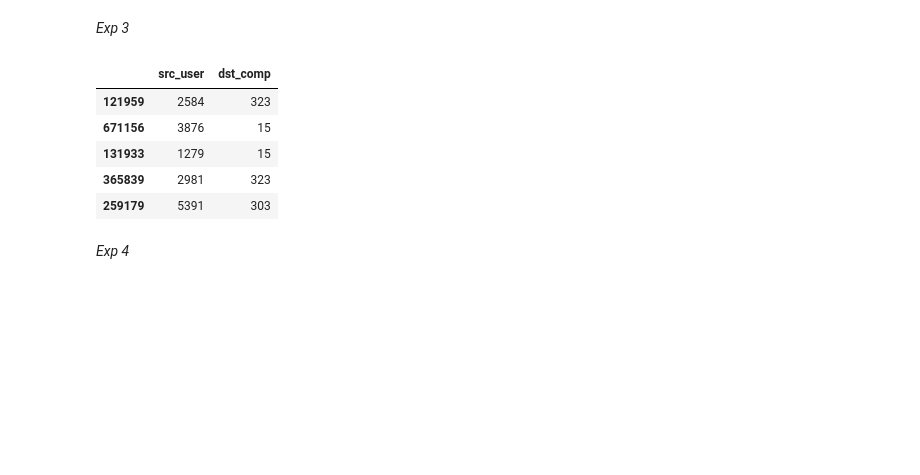
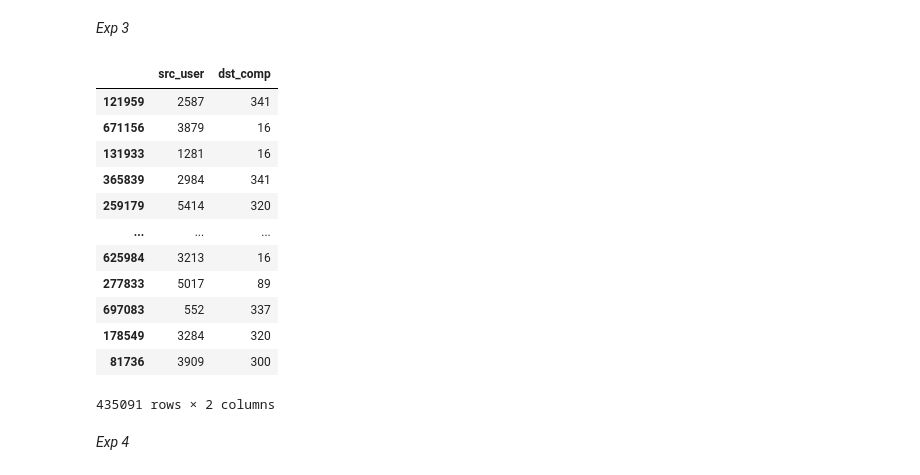
Before and after one commit to caio-mbarbosa/Baselines_Survey, a Jupyter notebook: Baselines Survey.ipynb, the cells around one changed output. Drawn from its saved outputs; the diff is of its cells as text; code cells hidden in the pictures; blank space fills up the shorter version.

```diff
--- a/Baselines Survey.ipynb
+++ b/Baselines Survey.ipynb
@@ -115,7 +114,8 @@ X2.head()
 # %% [markdown]
 *Experiment 3*
 # %%
-Y1, labelsY1 = preparaTabela("lanl-comprehensive_700k.csv", "src_comp", percentagem = 0.4)
+Y1, labelsY1 = preparaTabela("lanl-comprehensive_700k.csv", "src_comp", percentagem = 0.6)
 print(Y1.shape)
-Y1.head()
+printLabels(labelsY1, labelsY1.shape[0])
+Y1
 # %% [output]
@@ -234,14 +249,21 @@ X2_labelEnc.head()
 *Exp 3*
 # %%
 Y1_labelEnc = utilizaLabelEnc(Y1, "src_user", "dst_comp")
-Y1_labelEnc.head()
+Y1_labelEnc
 # %% [output]
 |  | src_user | dst_comp |
-| 121959 | 2584 | 323 |
-| 671156 | 3876 | 15 |
-| 131933 | 1279 | 15 |
-| 365839 | 2981 | 323 |
-| 259179 | 5391 | 303 |
+| 121959 | 2587 | 341 |
+| 671156 | 3879 | 16 |
+| 131933 | 1281 | 16 |
+| 365839 | 2984 | 341 |
+| 259179 | 5414 | 320 |
+| ... | ... | ... |
+| 625984 | 3213 | 16 |
+| 277833 | 5017 | 89 |
+| 697083 | 552 | 337 |
+| 178549 | 3284 | 320 |
+| 81736 | 3909 | 300 |
+435091 rows × 2 columns
 # %% [markdown]
 *Exp 4*
 # %%
```
Also changed, not shown: parts of 36 cells of this notebook.
